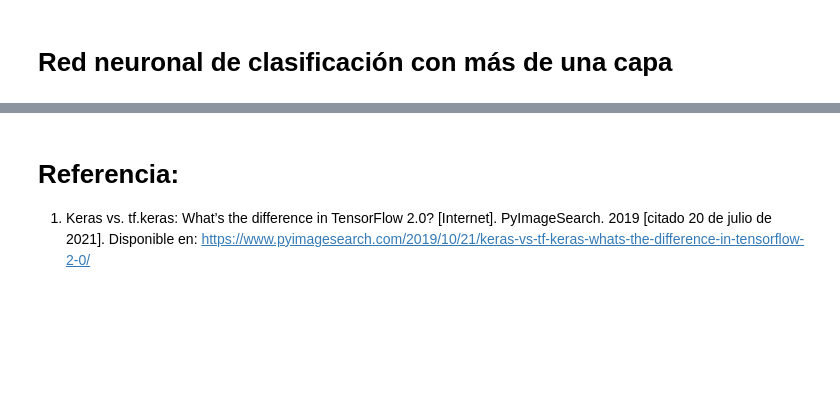
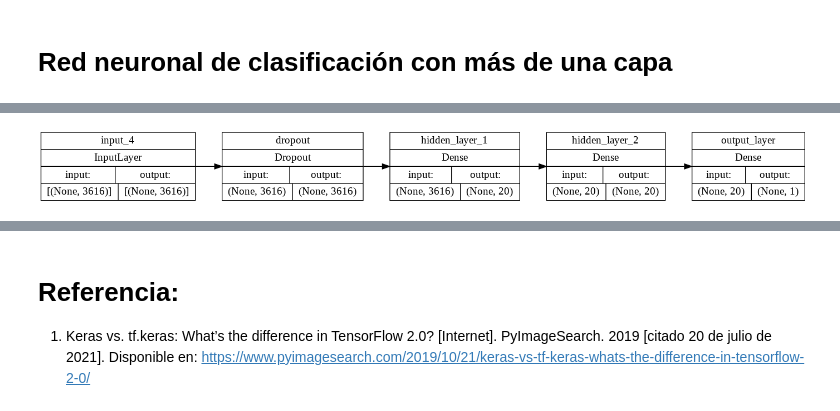
Before and after one commit to AnIsAsPe/RNN-Resumenes-de-Texto, a Jupyter notebook: Notebooks/Regresión_logística_usando_TF.ipynb, the cells around one changed output, grey strips where cells are left out. Cells and saved outputs as stored; diff of their text form; code cells hidden in the pictures; blank space fills up the shorter version.

```diff
--- a/Notebooks/Regresión_logística_usando_TF.ipynb
+++ b/Notebooks/Regresión_logística_usando_TF.ipynb
@@ -371,0 +399,14 @@ Epoch 100/100
+# %%
+model = tf.keras.Sequential()
+
+model.add((tf.keras.layers.InputLayer(input_shape=(3616,))))
+
+model.add(tf.keras.layers.Dropout(0.5))
+
+model.add(tf.keras.layers.Dense(20, activation='elu',name="hidden_layer_1" ))
+
+model.add(tf.keras.layers.Dense(20, activation='elu', name="hidden_layer_2"))
+
+model.add(tf.keras.layers.Dense(1,activation='sigmoid', name="output_layer" ))
+
+model.summary()
@@ -371,0 +431,12 @@ Epoch 100/100
+# %%
+tf.keras.utils.plot_model(
+    model,
+    to_file="model.png",
+    show_shapes=True,
+    show_dtype=False,
+    show_layer_names=True,
+    rankdir="LR",
+    dpi=96,
+)
+# %% [output]
+[figure, added]
```
Also changed, not shown: parts of 24 cells of this notebook.
